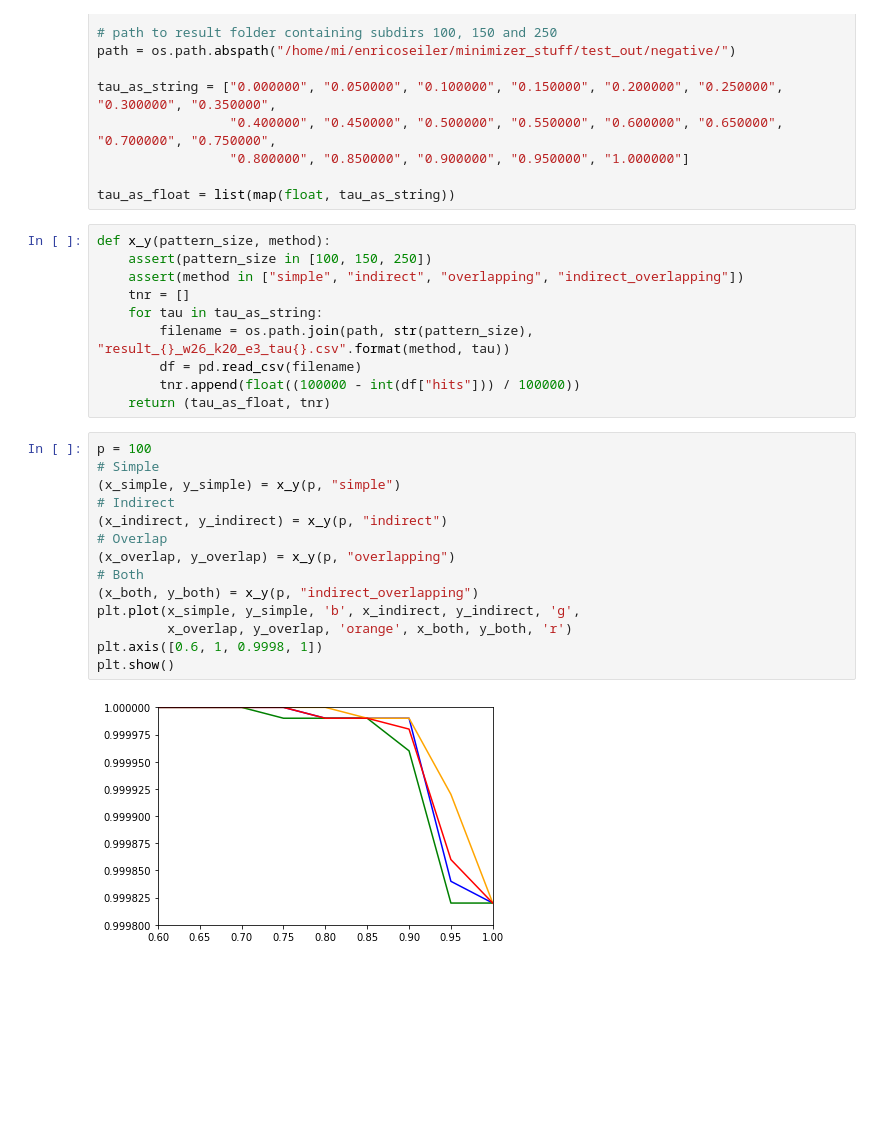
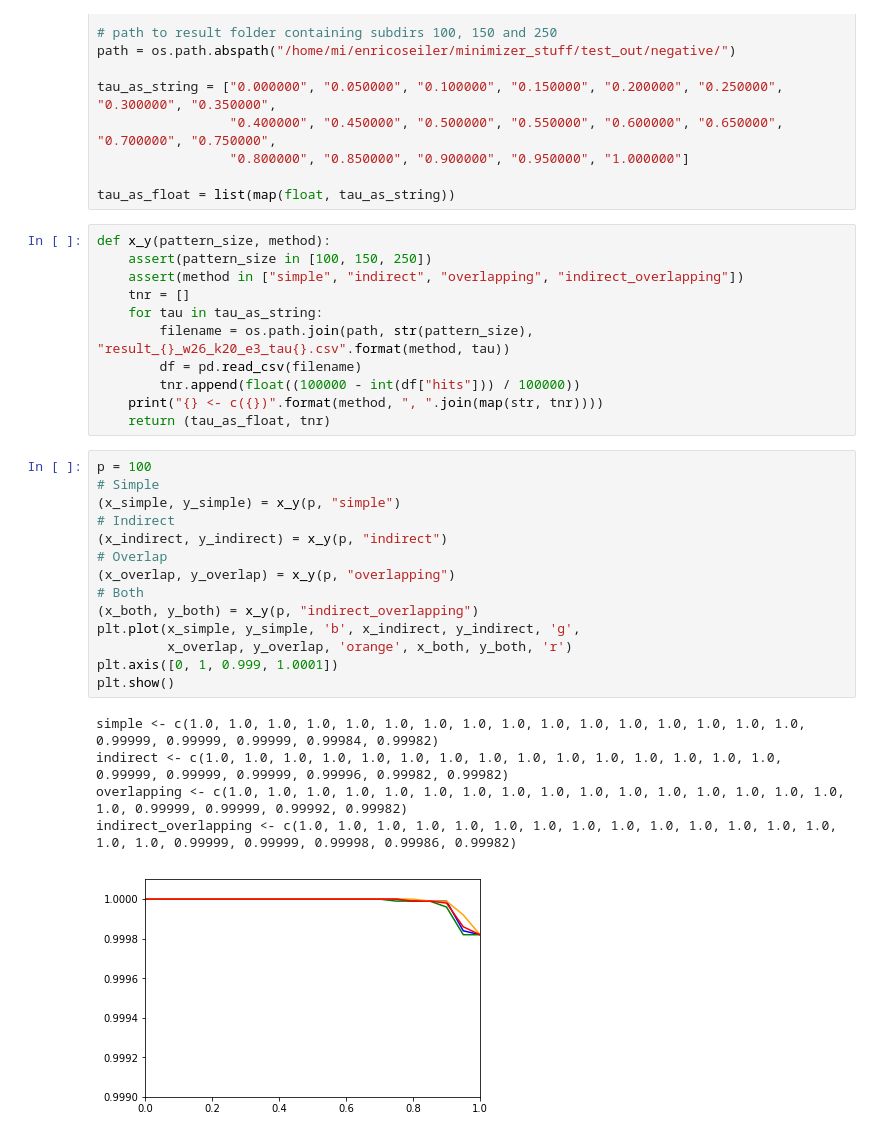
Before and after one commit to eseiler/jupyter_notebooks, a Jupyter notebook: Thresholds/TNR_vs_tau.ipynb, the cells around one changed output. Saved outputs shown, nothing was run; the diff lists cells and outputs as text; blank space fills up the shorter version.

```diff
--- a/Thresholds/TNR_vs_tau.ipynb
+++ b/Thresholds/TNR_vs_tau.ipynb
@@ -26,23 +26,28 @@ def x_y(pattern_size, method):
         filename = os.path.join(path, str(pattern_size), "result_{}_w26_k20_e3_tau{}.csv".format(method, tau))
         df = pd.read_csv(filename)
         tnr.append(float((100000 - int(df["hits"])) / 100000))
+    print("{} <- c({})".format(method, ", ".join(map(str, tnr))))
     return (tau_as_float, tnr)
 # %%
 p = 100
 # Simple
 (x_simple, y_simple) = x_y(p, "simple")
 # Indirect
 (x_indirect, y_indirect) = x_y(p, "indirect")
 # Overlap
 (x_overlap, y_overlap) = x_y(p, "overlapping")
 # Both
 (x_both, y_both) = x_y(p, "indirect_overlapping")
 plt.plot(x_simple, y_simple, 'b', x_indirect, y_indirect, 'g',
          x_overlap, y_overlap, 'orange', x_both, y_both, 'r')
-plt.axis([0.6, 1, 0.9998, 1])
+plt.axis([0, 1, 0.999, 1.0001])
 plt.show()
 # %% [output]
+simple <- c(1.0, 1.0, 1.0, 1.0, 1.0, 1.0, 1.0, 1.0, 1.0, 1.0, 1.0, 1.0, 1.0, 1.0, 1.0, 1.0, 0.99999, 0.99999, 0.99999, 0.99984, 0.99982)
+indirect <- c(1.0, 1.0, 1.0, 1.0, 1.0, 1.0, 1.0, 1.0, 1.0, 1.0, 1.0, 1.0, 1.0, 1.0, 1.0, 0.99999, 0.99999, 0.99999, 0.99996, 0.99982, 0.99982)
+overlapping <- c(1.0, 1.0, 1.0, 1.0, 1.0, 1.0, 1.0, 1.0, 1.0, 1.0, 1.0, 1.0, 1.0, 1.0, 1.0, 1.0, 1.0, 0.99999, 0.99999, 0.99992, 0.99982)
+indirect_overlapping <- c(1.0, 1.0, 1.0, 1.0, 1.0, 1.0, 1.0, 1.0, 1.0, 1.0, 1.0, 1.0, 1.0, 1.0, 1.0, 1.0, 0.99999, 0.99999, 0.99998, 0.99986, 0.99982)
-[figure, old version]
+[figure, new version]
 # %%
 p = 150
 # Simple
```
Also changed, not shown: parts of 2 cells of this notebook, 4 other files.
